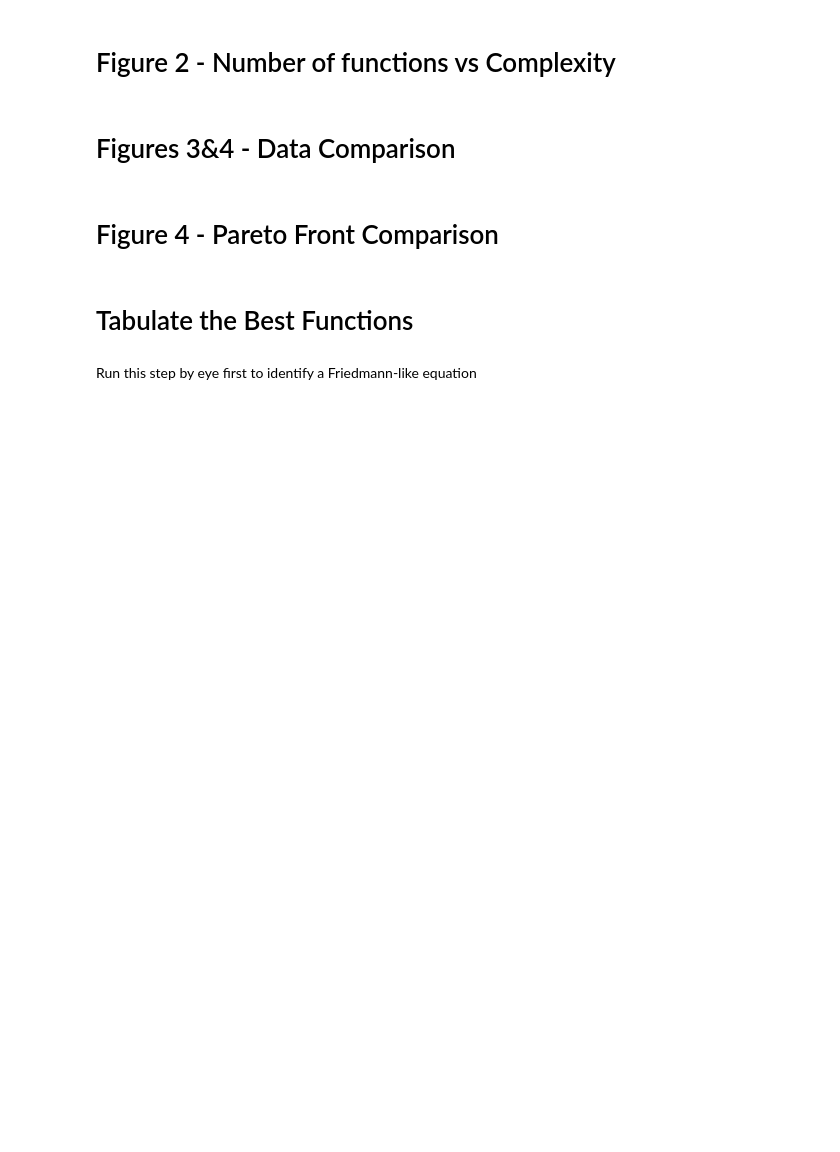
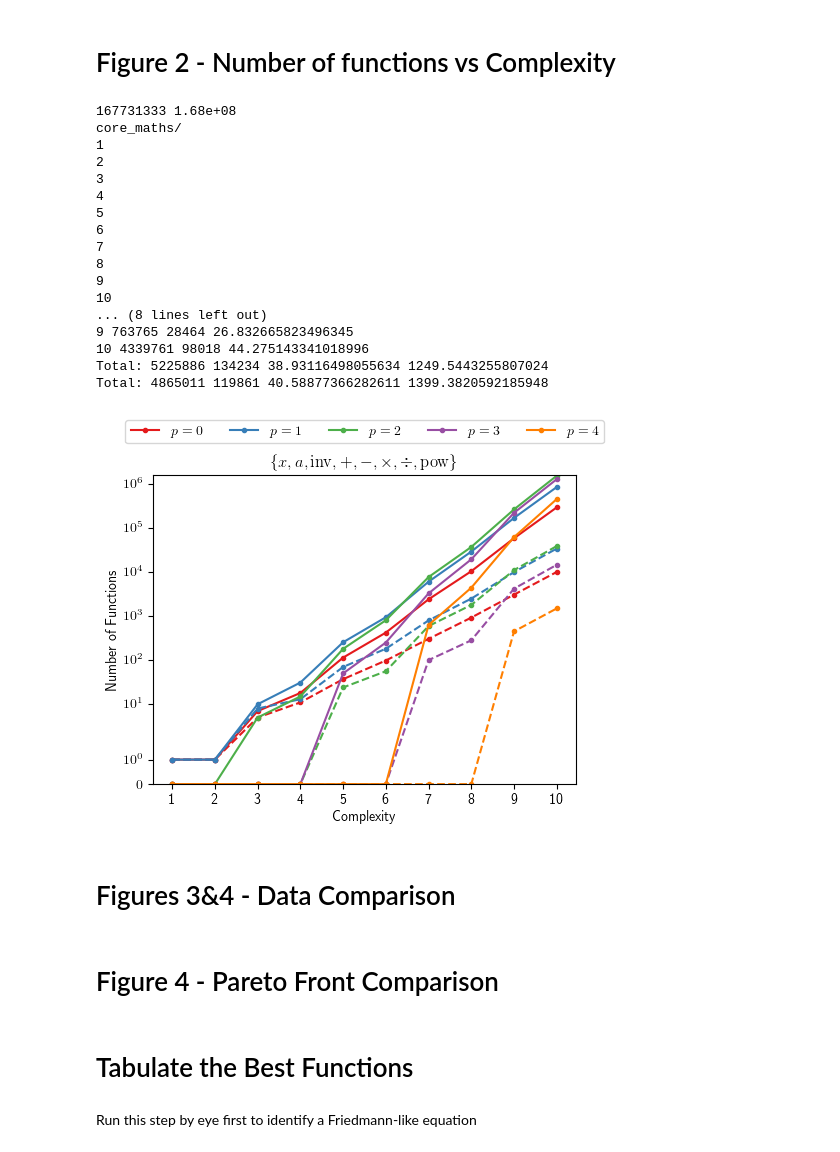
Before and after one commit to DeaglanBartlett/ESR, a Jupyter notebook: Paper1_Plots.ipynb, the cells around one changed output. Drawn from its saved outputs; the diff is of its cells as text; code cells hidden in the pictures; blank space fills up the shorter version.

```diff
--- a/Paper1_Plots.ipynb
+++ b/Paper1_Plots.ipynb
@@ -226,14 +232,20 @@ def count_fun(fname):
 
     return count
 
-all_compl = np.arange(4, 11)
-# all_compl = np.arange(4, 8)
+all_compl = np.arange(1, 11)
 # all_dirname = ['core_maths/', 'osc_maths/', 'ext_maths/']
 # all_ops = [r'Core = $\{x, a, {\rm inv}, +, -, \times, \div, {\rm pow} \}$',
 #           r'Core + $\{ \sin \}$',
 #           r'Core + $\{ {\rm square}, \exp, \sqrt{\cdot} \}$']
 all_dirname = ['core_maths/']
 all_ops = [r'$\{x, a, {\rm inv}, +, -, \times, \div, {\rm pow} \}$']
+
+basis_functions = [["x", "a"],  # type0
+                    ["inv"],  # type1
+                    ["+", "*", "-", "/", "pow"]]  # type2
+nbasis = sum([len(b) for b in basis_functions])
+nfun = sum([c ** nbasis for c in all_compl])
+print(nfun, '%.2e'%nfun)
 
 nfortab = 4
 
@@ -275,34 +287,59 @@ for i in range(len(all_dirname)):
             all_total.append([x for x in total_count[:nfortab+1]])
             all_uniq.append([x for x in uniq_count[:nfortab+1]])
 
         except:
             pass
 
-
     all_total = np.array(all_total, dtype=int)
     all_uniq = np.array(all_uniq, dtype=int)
 
     for j in range(all_total.shape[1]):
         c = cm(j)
         axs[i].plot(all_compl[:all_total.shape[0]], all_total[:,j], color=c, marker='.', label=r'$p = %i$'%j)
         axs[i].plot(all_compl[:all_total.shape[0]], all_uniq[:,j], color=c, ls='--', marker='.')
 
     axs[i].set_xlabel('Complexity')
     axs[i].set_title(ops)
 
     axs[i].set_xticks(all_compl)
     axs[i].set_xticklabels(all_compl)
 
+    for j, c in enumerate(all_compl[:all_total.shape[0]]):
+        print(c, all_total[j].sum(), all_uniq[j].sum(), all_total[j].sum() / all_uniq[j].sum())
+    print('Total:', all_total.sum(), all_uniq.sum(), all_total.sum() / all_uniq.sum(), nfun / all_uniq.sum())
+    total_with_param = all_total[:,1:].sum()
+    uniq_with_param = all_uniq[:,1:].sum()
+    print('Total with param:', total_with_param, uniq_with_param, total_with_param / uniq_with_param, nfun / uniq_with_param)
+
 axs[0].set_yscale('symlog')
 axs[0].set_ylabel('Number of Functions')
 axs[0].set_ylim(0, None)
 
 fig.tight_layout()
 fig.subplots_adjust(hspace=0)
 
 # axs[int(np.floor(len(axs)/2))].legend(loc='upper center', bbox_to_anchor=(0.5, 1.3), ncol=nfortab+1, fancybox=True)
 axs[int(np.floor(len(axs)/2))].legend(loc='upper center', bbox_to_anchor=(0.5, 1.2), ncol=nfortab+1, fancybox=True)
 fig.savefig('figs/count_functions.pdf', bbox_inches='tight', transparent=True)
+# %% [output]
+167731333 1.68e+08
+core_maths/
+1
+2
+3
+4
+5
+6
+7
+8
+9
+10
+... (8 lines left out)
+9 763765 28464 26.832665823496345
+10 4339761 98018 44.275143341018996
+Total: 5225886 134234 38.93116498055634 1249.5443255807024
+Total: 4865011 119861 40.58877366282611 1399.3820592185948
+[figure, added]
 # %% [markdown]
 # Figures 3&4 - Data Comparison
 # %%
```
Also changed, not shown: parts of 3 cells of this notebook, 2 other files.
